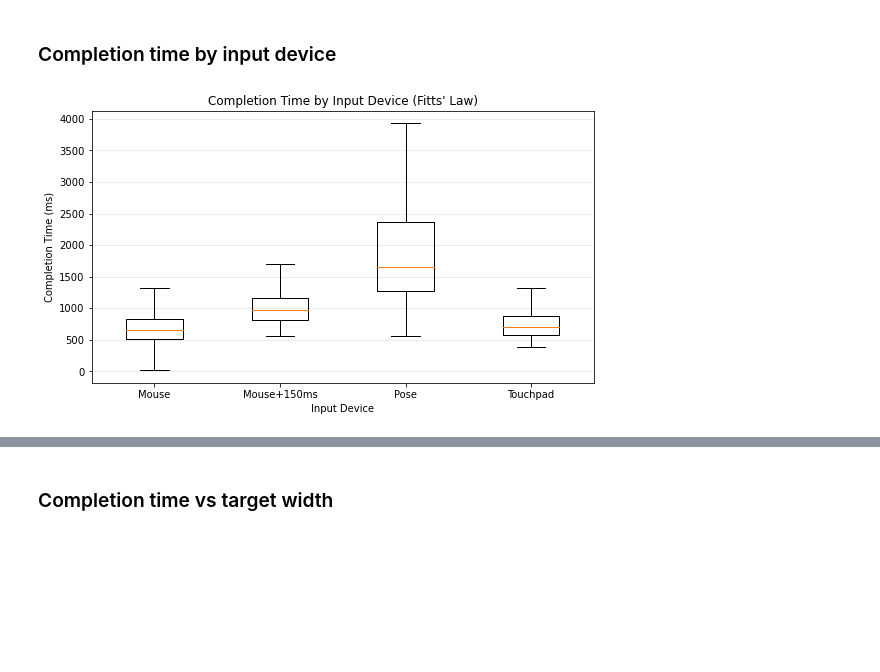
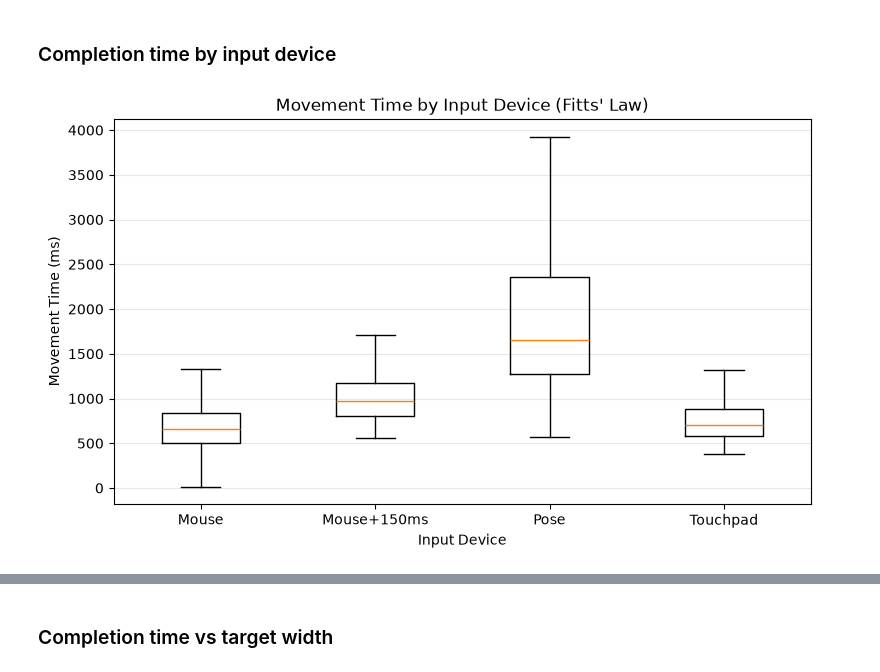
Before and after one commit to ITT-26/assignment-07-pointing-max-thu, a Jupyter notebook: task_5/analysis.ipynb, the cells around one changed output, grey strips where cells are left out. Saved outputs shown, nothing was run; the diff lists cells and outputs as text; code cells hidden in the pictures; blank space fills up the shorter version.

```diff
--- a/task_5/analysis.ipynb
+++ b/task_5/analysis.ipynb
@@ -170,22 +170,22 @@ fitts_summary
 # %%
 fig, ax = plt.subplots(figsize=(9,5))
 
 ax.boxplot(
     [
         fitts_data.loc[fitts_data["condition"]=="mouse","movement_time"].dropna(),
         fitts_data.loc[fitts_data["condition"]=="mouse_latency_150","movement_time"].dropna(),
         fitts_data.loc[fitts_data["condition"]=="pose","movement_time"].dropna(),
         fitts_data.loc[fitts_data["condition"]=="touchpad","movement_time"].dropna(),
     ],
-    labels=["Mouse","Mouse+150ms","Pose","Touchpad"],
+    tick_labels=["Mouse","Mouse+150ms","Pose","Touchpad"],
     showfliers=False
 )
 
-ax.set_ylabel("Completion Time (ms)")
+ax.set_ylabel("Movement Time (ms)")
 ax.set_xlabel("Input Device")
-ax.set_title("Completion Time by Input Device (Fitts' Law)")
+ax.set_title("Movement Time by Input Device (Fitts' Law)")
 ax.grid(axis="y", alpha=0.3)
 
 plt.show()
 # %% [output]
-[figure, old version]
+[figure, new version]
```
Also changed, not shown: parts of 18 cells of this notebook.
